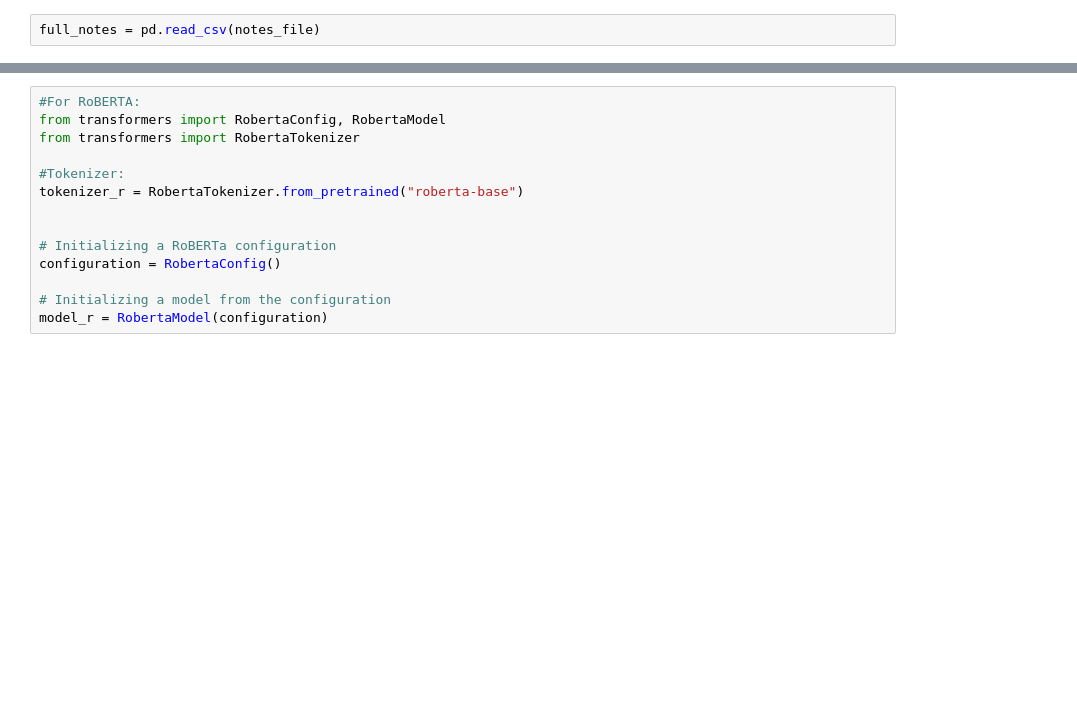
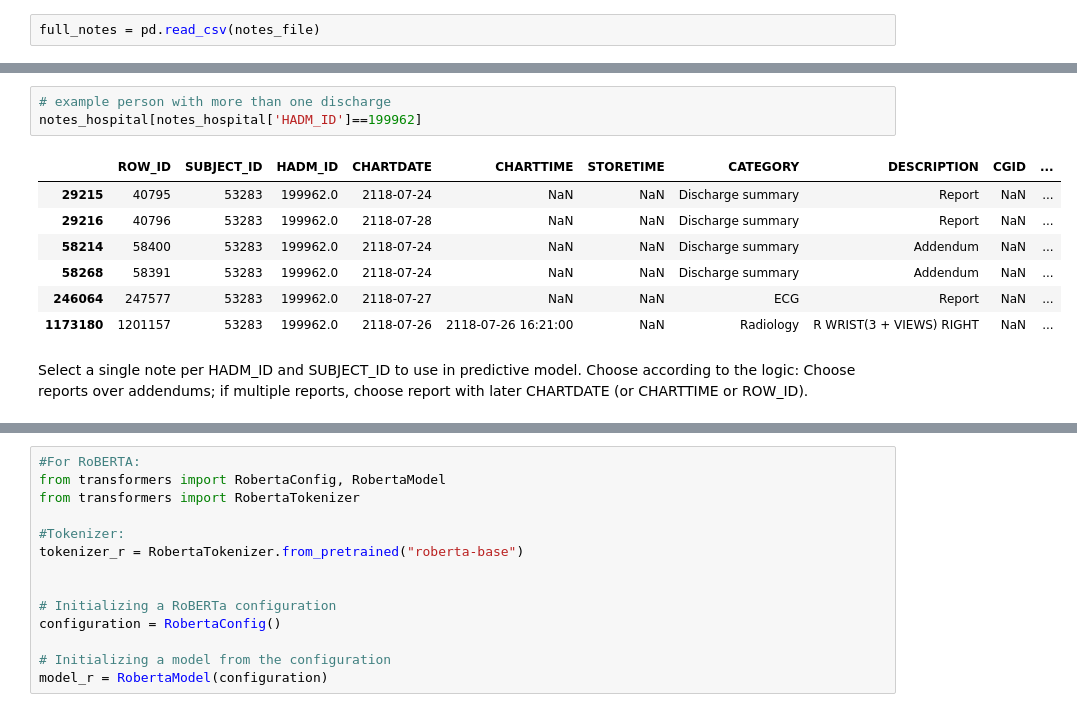
Before and after one commit to natalie-ayers/n2c2-track2-nlp-uchicago, a Jupyter notebook: noteevents_processing.ipynb, the cells around one changed output, grey strips where cells are left out. Cells and saved outputs as stored; diff of their text form; blank space fills up the shorter version.

```diff
--- a/noteevents_processing.ipynb
+++ b/noteevents_processing.ipynb
@@ -36,0 +113,13 @@ Characters in first note: 889
+# %%
+# example person with more than one discharge
+notes_hospital[notes_hospital['HADM_ID']==199962]
+# %% [output]
+|  | ROW_ID | SUBJECT_ID | HADM_ID | CHARTDATE | CHARTTIME | STORETIME | CATEGORY | DESCRIPTION | CGID | ... |
+| 29215 | 40795 | 53283 | 199962.0 | 2118-07-24 | NaN | NaN | Discharge summary | Report | NaN | ... |
+| 29216 | 40796 | 53283 | 199962.0 | 2118-07-28 | NaN | NaN | Discharge summary | Report | NaN | ... |
+| 58214 | 58400 | 53283 | 199962.0 | 2118-07-24 | NaN | NaN | Discharge summary | Addendum | NaN | ... |
+| 58268 | 58391 | 53283 | 199962.0 | 2118-07-24 | NaN | NaN | Discharge summary | Addendum | NaN | ... |
+| 246064 | 247577 | 53283 | 199962.0 | 2118-07-27 | NaN | NaN | ECG | Report | NaN | ... |
+| 1173180 | 1201157 | 53283 | 199962.0 | 2118-07-26 | 2118-07-26 16:21:00 | NaN | Radiology | R WRIST(3 + VIEWS) RIGHT | NaN | ... |
+# %% [markdown]
+Select a single note per HADM_ID and SUBJECT_ID to use in predictive model. Choose according to the logic: Choose reports over addendums; if multiple reports, choose report with later CHARTDATE (or CHARTTIME or ROW_ID).
```
Also changed, not shown: parts of 22 cells of this notebook.
